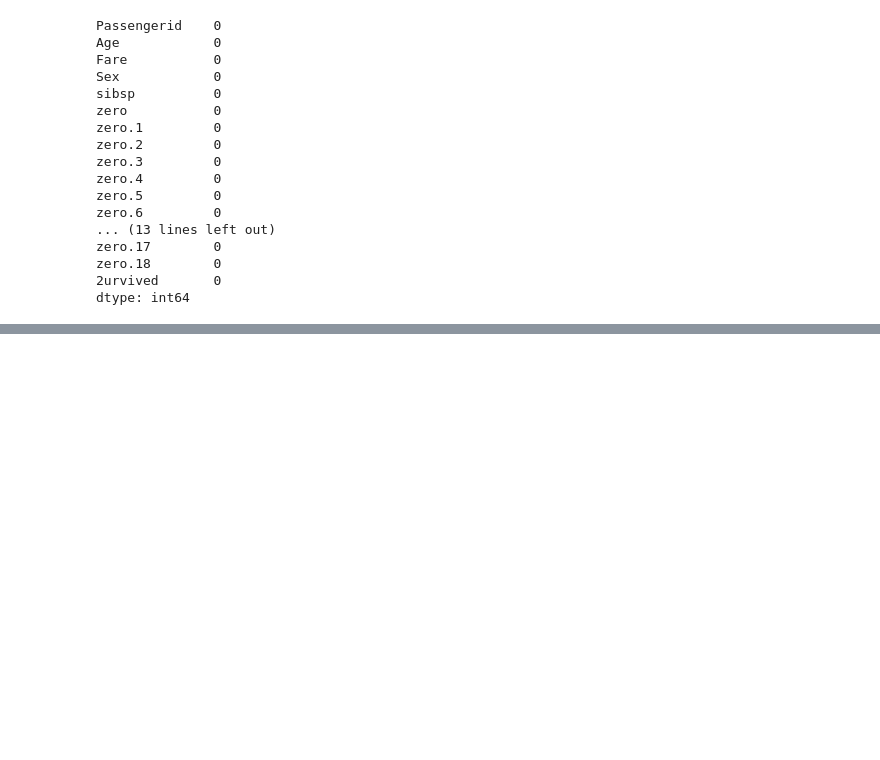
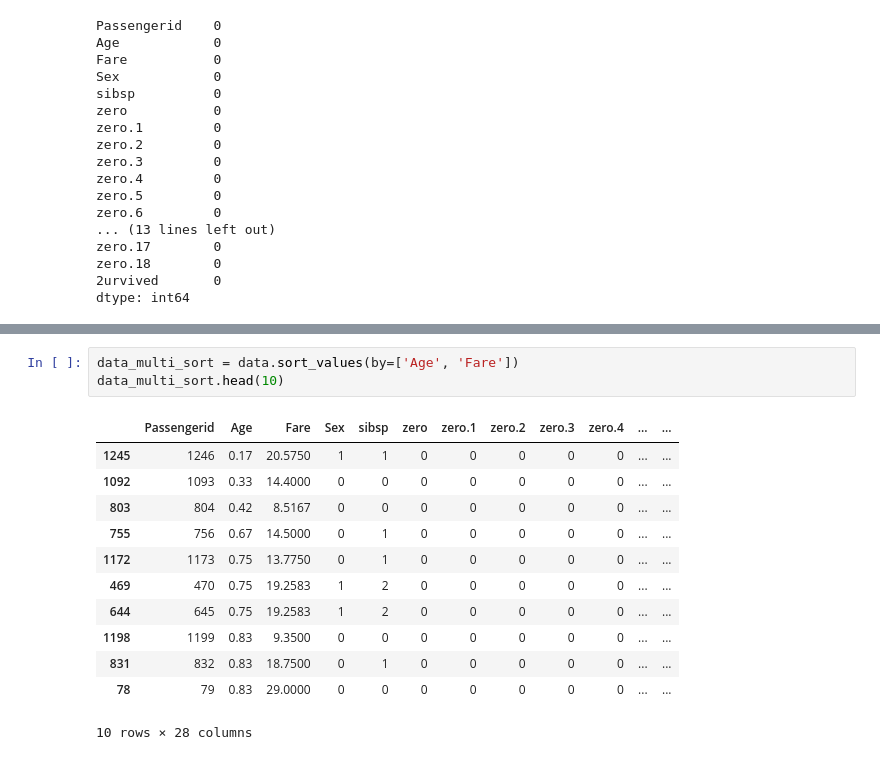
Before and after one commit to YouanesAttia/python-professional, a Jupyter notebook: week6_data_science/day2/02_pandas_basics.ipynb, the cells around one changed output, grey strips where cells are left out. Saved outputs shown, nothing was run; the diff lists cells and outputs as text; blank space fills up the shorter version.

```diff
--- a/week6_data_science/day2/02_pandas_basics.ipynb
+++ b/week6_data_science/day2/02_pandas_basics.ipynb
@@ -172,0 +195,16 @@ dtype: int64
+# %%
+data_multi_sort = data.sort_values(by=['Age', 'Fare'])
+data_multi_sort.head(10)
+# %% [output]
+|  | Passengerid | Age | Fare | Sex | sibsp | zero | zero.1 | zero.2 | zero.3 | zero.4 | ... | ... |
+| 1245 | 1246 | 0.17 | 20.5750 | 1 | 1 | 0 | 0 | 0 | 0 | 0 | ... | ... |
+| 1092 | 1093 | 0.33 | 14.4000 | 0 | 0 | 0 | 0 | 0 | 0 | 0 | ... | ... |
+| 803 | 804 | 0.42 | 8.5167 | 0 | 0 | 0 | 0 | 0 | 0 | 0 | ... | ... |
+| 755 | 756 | 0.67 | 14.5000 | 0 | 1 | 0 | 0 | 0 | 0 | 0 | ... | ... |
+| 1172 | 1173 | 0.75 | 13.7750 | 0 | 1 | 0 | 0 | 0 | 0 | 0 | ... | ... |
+| 469 | 470 | 0.75 | 19.2583 | 1 | 2 | 0 | 0 | 0 | 0 | 0 | ... | ... |
+| 644 | 645 | 0.75 | 19.2583 | 1 | 2 | 0 | 0 | 0 | 0 | 0 | ... | ... |
+| 1198 | 1199 | 0.83 | 9.3500 | 0 | 0 | 0 | 0 | 0 | 0 | 0 | ... | ... |
+| 831 | 832 | 0.83 | 18.7500 | 0 | 1 | 0 | 0 | 0 | 0 | 0 | ... | ... |
+| 78 | 79 | 0.83 | 29.0000 | 0 | 0 | 0 | 0 | 0 | 0 | 0 | ... | ... |
+10 rows × 28 columns
```
Also changed, not shown: parts of 2 cells of this notebook.
